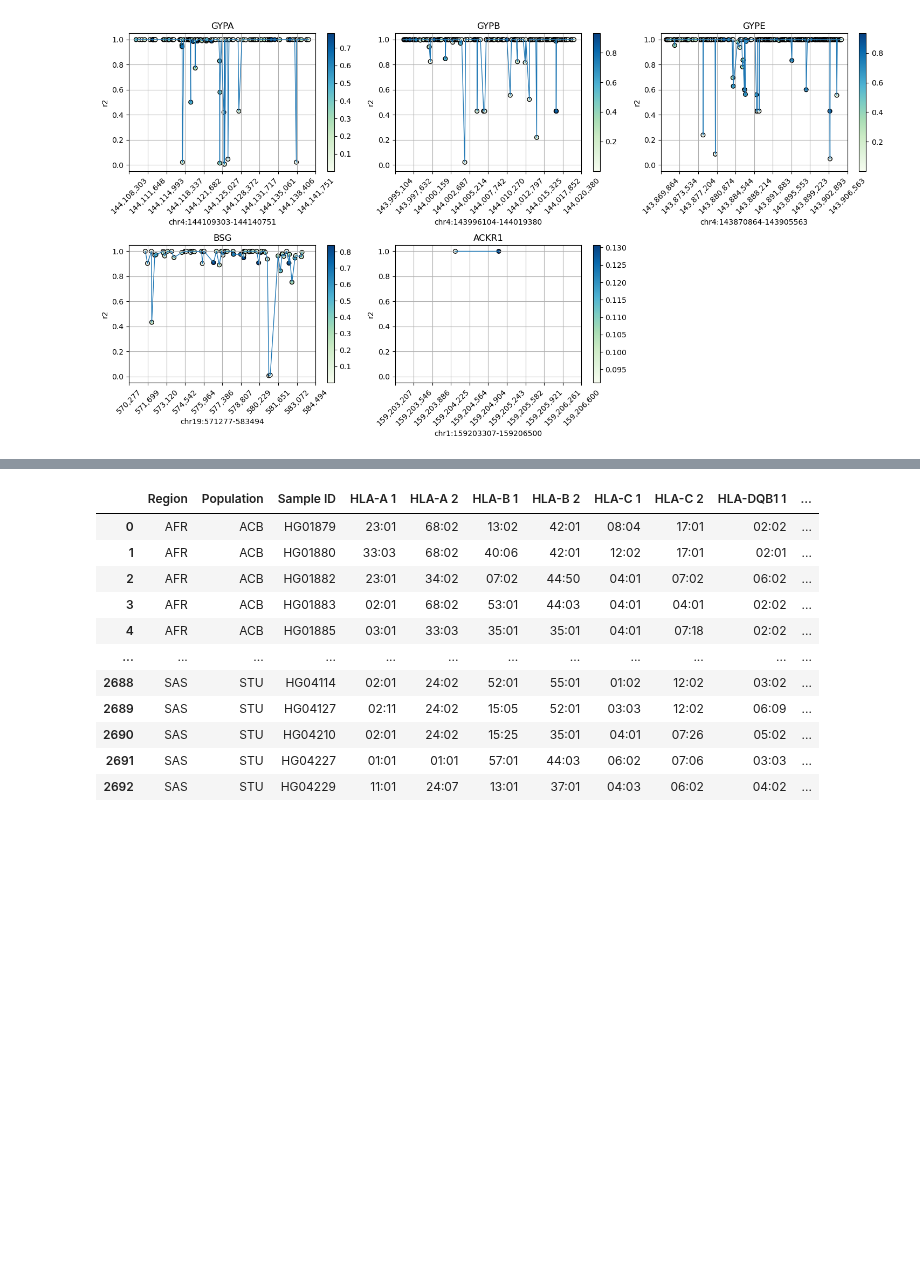
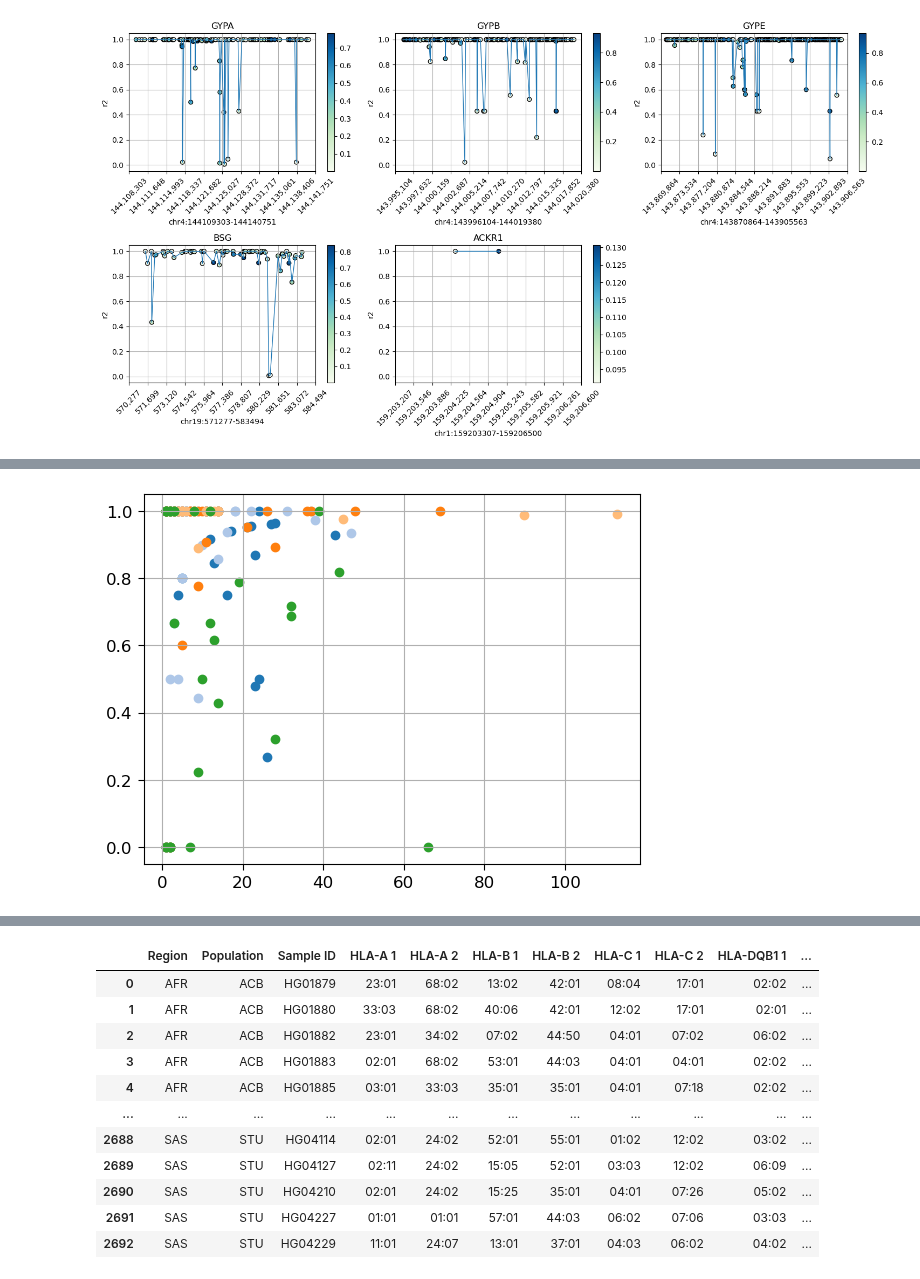
Before and after one commit to Suuuuuuuus/LCWGS_pipeline, a Jupyter notebook: scripts/notebooks/lcwgs_tmp.ipynb, the cells around one changed output, grey strips where cells are left out. Cells and saved outputs as stored; diff of their text form; code cells hidden in the pictures; blank space fills up the shorter version.

```diff
--- a/scripts/notebooks/lcwgs_tmp.ipynb
+++ b/scripts/notebooks/lcwgs_tmp.ipynb
@@ -116,0 +375,18 @@ plt.show()
+# %%
+lc = lcwgsus.read_hla_lc_imputation_results(hla_dirs[0], retain = 'fv')
+
+samples = chip['SampleID'].unique()
+lc = lc[lc['SampleID'].isin(samples)].sort_values(by = ['SampleID', 'Locus'])
+
+hla = lcwgsus.read_hla_direct_sequencing(retain = 'fv')
+ccd_dict_lc = compare_hla_types_by_type(hla, lc)
+ccd_dict_lc = calculate_hla_concordance_by_type(ccd_dict_lc, verbose = False)
+
+for i, l in enumerate(HLA_GENES):
+    df = ccd_dict_lc[l]
+    plt.scatter(df['Sum'], df['Accuracy'], c = CATEGORY_CMAP_HEX[i], label = l)
+# plt.legend()
+ax = plt.gca()
+ax.grid(True)
+# %% [output]
+[figure, added]
```
Also changed, not shown: parts of 22 cells of this notebook.
